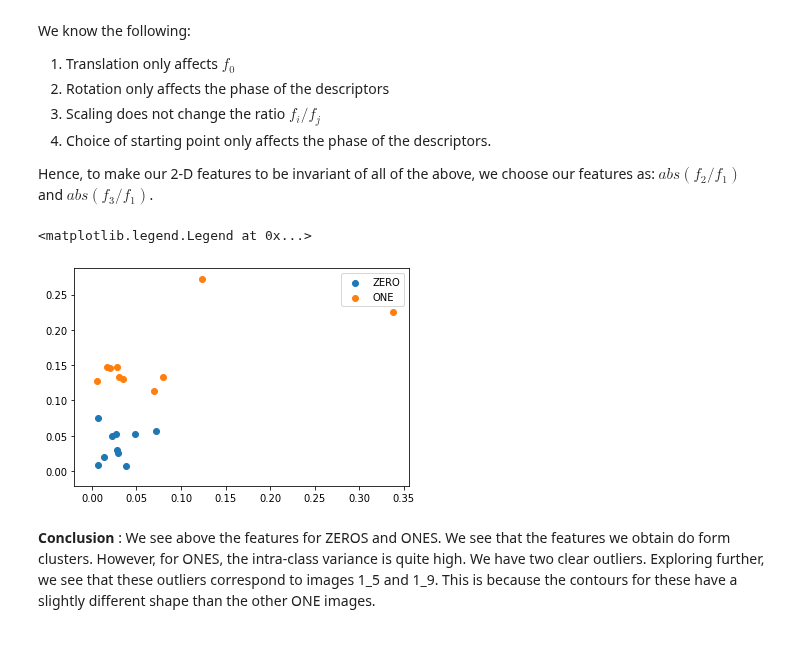
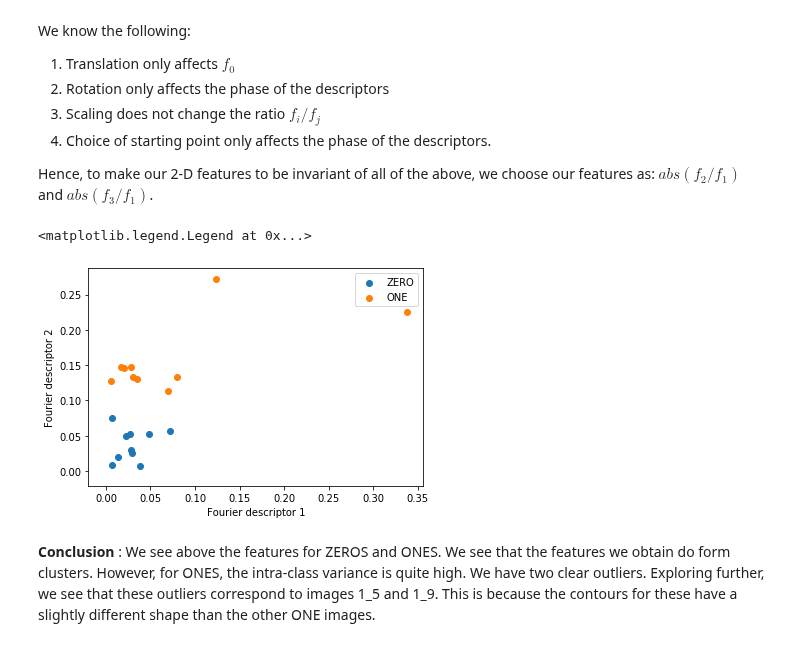
Before and after one commit to dhruti96shah/iapr-2020, a Jupyter notebook: labs/lab_02_object_description_dhruti.ipynb, the cells around one changed output. Cells and saved outputs as stored; diff of their text form; code cells hidden in the pictures.

```diff
--- a/labs/lab_02_object_description_dhruti.ipynb
+++ b/labs/lab_02_object_description_dhruti.ipynb
@@ -153,31 +153,33 @@ Hence, to make our 2-D features to be invariant of all of the above, we choose o
 # %%
 feature_x_zero = []
 feature_y_zero = []
 feature_x_ones = []
 feature_y_ones = []
 
 for im in zeros_im:
     tmp = get_contour(pre_process(im))
     uk = tmp[:,1] + 1j*tmp[:,0]
     uk_fft = np.fft.fft(uk)
     norm = (uk_fft[1])
     feature_x_zero.append(abs(uk_fft[2]/(norm)))
     feature_y_zero.append(abs(uk_fft[3]/(norm)))
 
 for im in ones_im:
     tmp = get_contour(pre_process(im))
     uk = tmp[:,1] + 1j*tmp[:,0]
     uk_fft = np.fft.fft(uk)
     norm = (uk_fft[1])
     feature_x_ones.append(abs(uk_fft[2]/(norm)))
     feature_y_ones.append(abs(uk_fft[3]/(norm)))
 
 plt.scatter(feature_x_zero, feature_y_zero, label='ZERO')
 plt.scatter(feature_x_ones, feature_y_ones, label='ONE')
+plt.xlabel('Fourier descriptor 1')
+plt.ylabel('Fourier descriptor 2')
 plt.legend()
 # %% [output]
 <matplotlib.legend.Legend at 0x...>
-[figure, old version]
+[figure, new version]
 # %% [markdown]
 **Conclusion** : We see above the features for ZEROS and ONES. We see that the features we obtain do form clusters. However, for ONES, the intra-class variance is quite high. We have two clear outliers. Exploring further, we see that these outliers correspond to images 1_5 and 1_9. This is because the contours for these have a slightly different shape than the other ONE images.
 # %% [markdown]
```
Also changed, not shown: parts of 6 cells of this notebook.
